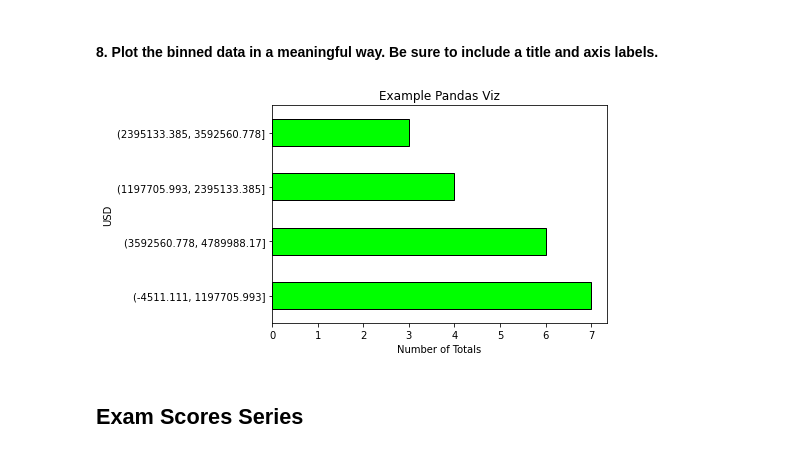
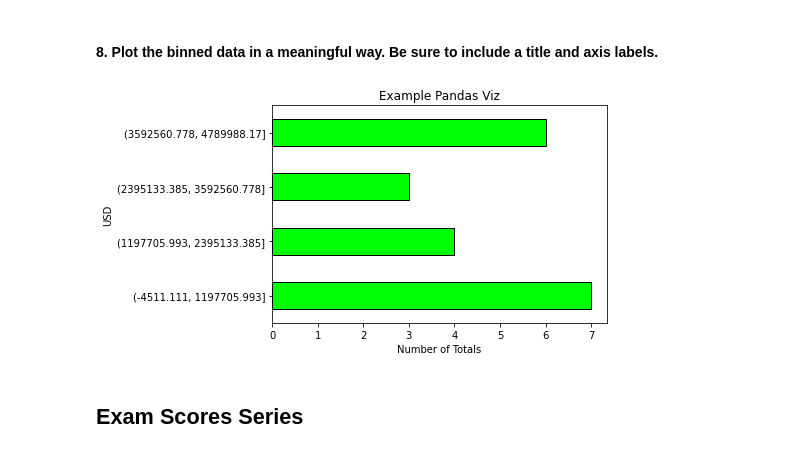
Before and after one commit to adam-talbot/numpy-pandas-visualization-exercises, a Jupyter notebook: pandas_series.ipynb, the cells around one changed output. Cells and saved outputs as stored; diff of their text form; code cells hidden in the pictures.

```diff
--- a/pandas_series.ipynb
+++ b/pandas_series.ipynb
@@ -559,10 +559,10 @@ dtype: int64
 # %% [markdown]
 #### 8. Plot the binned data in a meaningful way. Be sure to include a title and axis labels.
 # %%
-cleaned_money.value_counts(bins=4).plot.barh(title='Example Pandas Viz', color='lime', ec='black').set(xlabel='Number of Totals',ylabel='USD')
+cleaned_money.value_counts(bins=4,sort=False).plot.barh(title='Example Pandas Viz', color='lime', ec='black').set(xlabel='Number of Totals',ylabel='USD')
 plt.show()
 # %% [output]
-[figure, old version]
+[figure, new version]
 # %% [markdown]
 ## Exam Scores Series
 # %%
```
Also changed, not shown: parts of 7 cells of this notebook.
